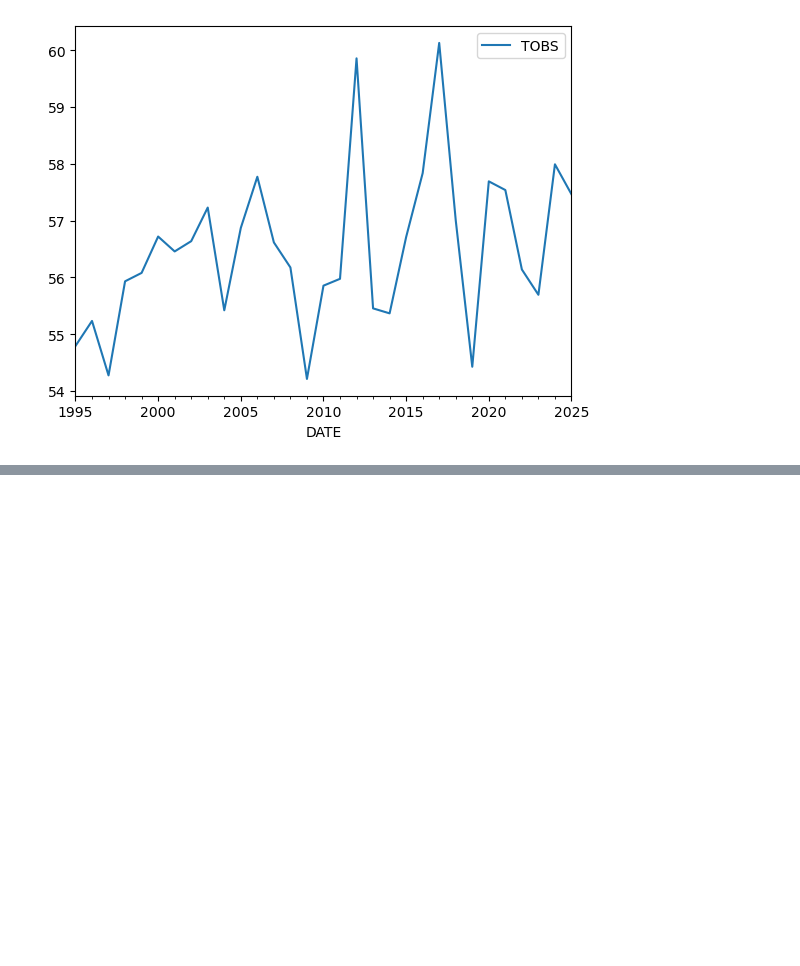
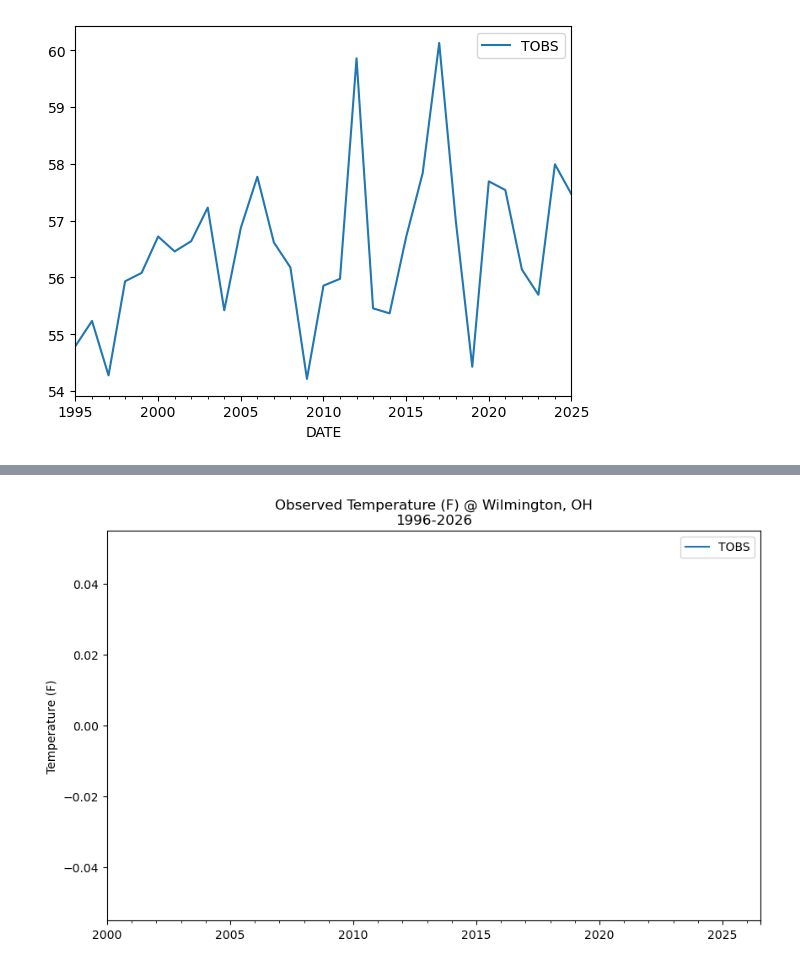
Before and after one commit to cu-esiil-edu/01-climate-madhuravkulkarni, a Jupyter notebook: notebooks/climatedata_analysis.ipynb, the cells around one changed output, grey strips where cells are left out. Cells and saved outputs as stored; diff of their text form; code cells hidden in the pictures; blank space fills up the shorter version.

Commit message:
Started making plot for second location

```diff
--- a/notebooks/climatedata_analysis.ipynb
+++ b/notebooks/climatedata_analysis.ipynb
@@ -134,3 +134,13 @@ boulder_30yr_plot
 # %%
 # Save interactive plot as html to host on the web
 hv.save(boulder_30yr_plot, 'boulder_plot.html') #this gives filename
+# %%
+# Create an API call to the NOAA NCEI database - for Wilmington, Ohio
+ncei_url = ('https://www.ncei.noaa.gov/access/services/data/v1'
+           '?dataset=daily-summaries'
+           '&dataTypes=TOBS'
+           '&stations=USC00339220'
+           '&startDate=2000-01-01'
+           '&endDate=2026-07-15'
+           '&units=standard')
+ncei_url
@@ -136,0 +149,9 @@ hv.save(boulder_30yr_plot, 'boulder_plot.html') #this gives filename
+# %%
+# Open and clean the data for Wilmington, Ohio
+wilmington_df = pd.read_csv(
+    ncei_url,
+    na_values=["-99"],
+    index_col="DATE",
+    parse_dates=["DATE"]
+)
+wilmington_df
@@ -136,0 +173,5 @@ hv.save(boulder_30yr_plot, 'boulder_plot.html') #this gives filename
+# %%
+# Keep only the TOBS column for Wilmington data
+wilmington_df = wilmington_df[["TOBS"]]
+wilmington_df.head()
+wilmington_df.tail()
@@ -136,0 +186,11 @@ hv.save(boulder_30yr_plot, 'boulder_plot.html') #this gives filename
+# %%
+# Plot data with matplotlib
+fig, ax = plt.subplots(figsize=(10,6))
+wilmington_df.plot(y='TOBS',
+                 ax=ax,
+                 ylabel='Temperature (F)',
+                 xlabel='',
+                 title='Observed Temperature (F) @ Wilmington, OH\n1996-2026')
+plt.show()
+# %% [output]
+[figure, added]
```
Also changed, not shown: parts of 3 cells of this notebook.
